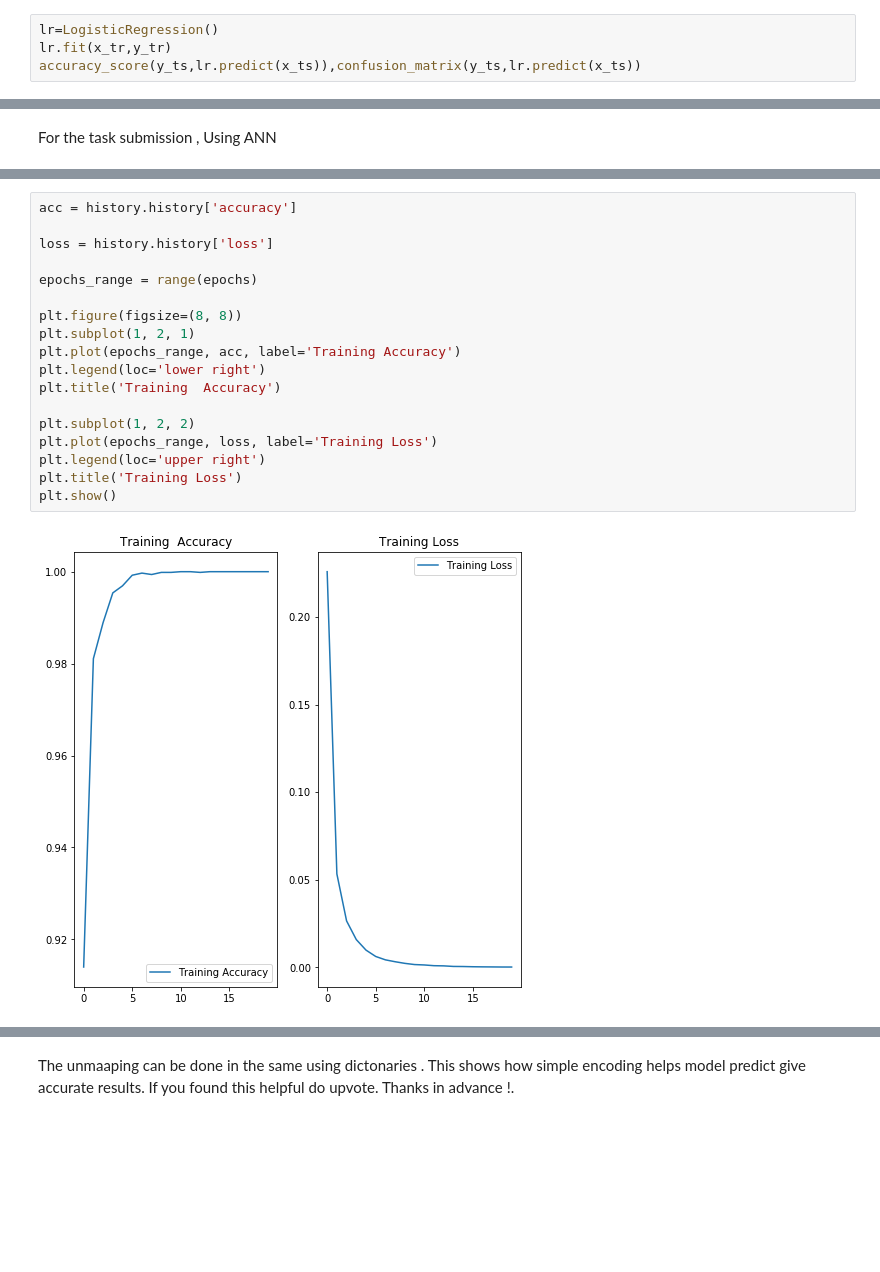
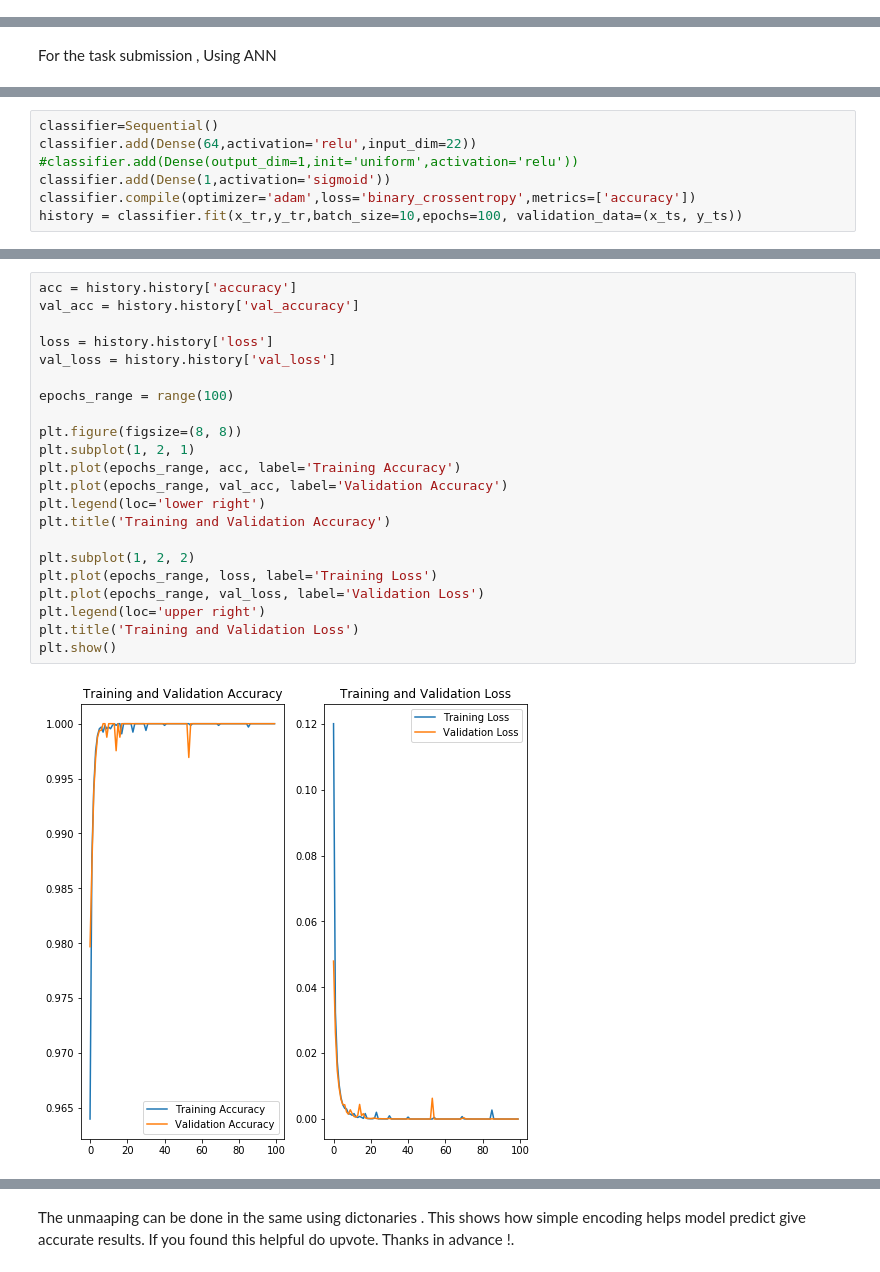
Before and after one commit to pierrefrncs/Projet-IA-, a Jupyter notebook: mushroomclassification.ipynb, the cells around one changed output, grey strips where cells are left out. Saved outputs shown, nothing was run; the diff lists cells and outputs as text; blank space fills up the shorter version.

```diff
--- a/mushroomclassification.ipynb
+++ b/mushroomclassification.ipynb
@@ -142,4 +133,0 @@ Predictions using Logistic regression
-# %%
-lr=LogisticRegression()
-lr.fit(x_tr,y_tr)
-accuracy_score(y_ts,lr.predict(x_ts)),confusion_matrix(y_ts,lr.predict(x_ts))
@@ -231,0 +214,7 @@ Epoch 20/20
+# %%
+classifier=Sequential()
+classifier.add(Dense(64,activation='relu',input_dim=22))
+#classifier.add(Dense(output_dim=1,init='uniform',activation='relu'))
+classifier.add(Dense(1,activation='sigmoid'))
+classifier.compile(optimizer='adam',loss='binary_crossentropy',metrics=['accuracy'])
+history = classifier.fit(x_tr,y_tr,batch_size=10,epochs=100, validation_data=(x_ts, y_ts))
@@ -232,23 +239,27 @@ Epoch 20/20
 # %%
 acc = history.history['accuracy']
+val_acc = history.history['val_accuracy']
 
 loss = history.history['loss']
+val_loss = history.history['val_loss']
 
-epochs_range = range(epochs)
+epochs_range = range(100)
 
 plt.figure(figsize=(8, 8))
 plt.subplot(1, 2, 1)
 plt.plot(epochs_range, acc, label='Training Accuracy')
+plt.plot(epochs_range, val_acc, label='Validation Accuracy')
 plt.legend(loc='lower right')
-plt.title('Training  Accuracy')
+plt.title('Training and Validation Accuracy')
 
 plt.subplot(1, 2, 2)
 plt.plot(epochs_range, loss, label='Training Loss')
+plt.plot(epochs_range, val_loss, label='Validation Loss')
 plt.legend(loc='upper right')
-plt.title('Training Loss')
+plt.title('Training and Validation Loss')
 plt.show()
 # %% [output]
-[figure, old version]
+[figure, new version]
 # %%
 y_pred=model.predict(x_ts)
 y_pred=y_pred>0.5
```
Also changed, not shown: parts of 12 cells of this notebook.
